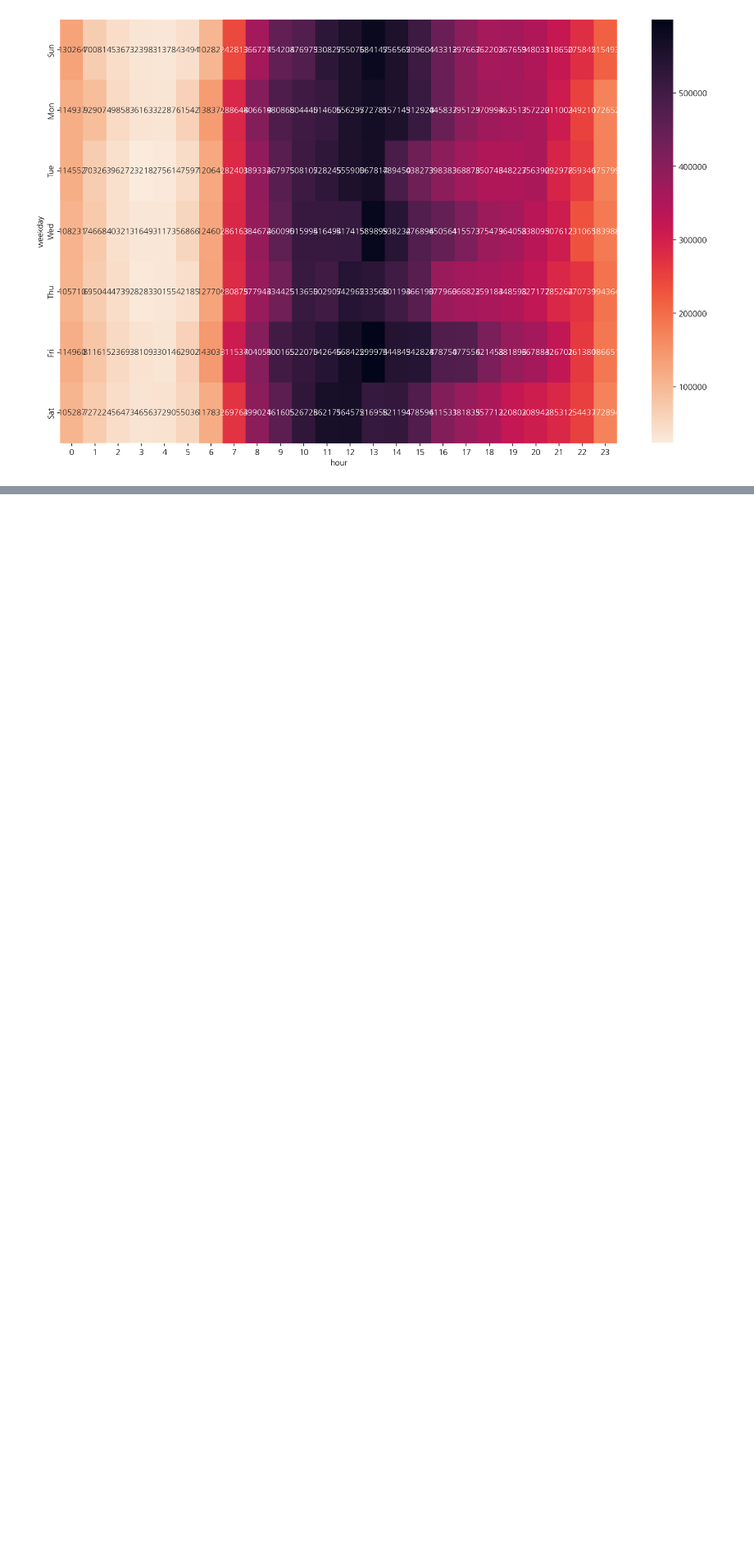
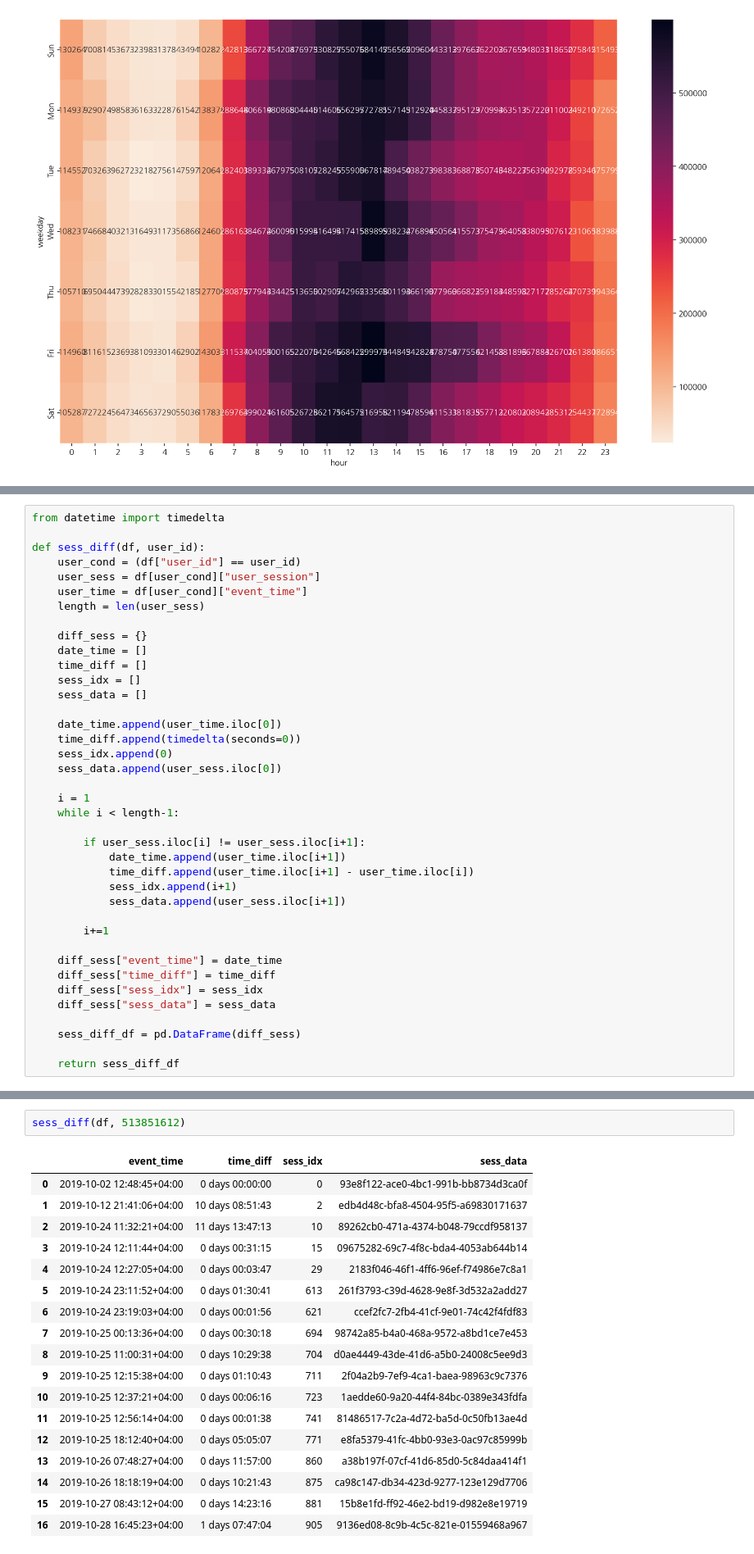
Before and after one commit to benidjor/ecommerce-behavior-data-analysis, a Jupyter notebook: tsj_data/2019_oct_eda.ipynb, the cells around one changed output, grey strips where cells are left out. Shown at 82% size. Saved outputs shown, nothing was run; the diff lists cells and outputs as text; blank space fills up the shorter version.

Commit message:
docs (ce-3) : user_id 별 세션, 세션 간격 최대 시간 표현하는 함수 생성

```diff
--- a/tsj_data/2019_oct_eda.ipynb
+++ b/tsj_data/2019_oct_eda.ipynb
@@ -961,0 +1080,39 @@ plt.show()
+# %%
+from datetime import timedelta
+
+def sess_diff(df, user_id):
+    user_cond = (df["user_id"] == user_id)
+    user_sess = df[user_cond]["user_session"]
+    user_time = df[user_cond]["event_time"]
+    length = len(user_sess)
+
+    diff_sess = {}
+    date_time = []
+    time_diff = []
+    sess_idx = []
+    sess_data = []
+
+    date_time.append(user_time.iloc[0])
+    time_diff.append(timedelta(seconds=0))
+    sess_idx.append(0)
+    sess_data.append(user_sess.iloc[0])
+
+    i = 1
+    while i < length-1:
+
+        if user_sess.iloc[i] != user_sess.iloc[i+1]:
+            date_time.append(user_time.iloc[i+1])
+            time_diff.append(user_time.iloc[i+1] - user_time.iloc[i])
+            sess_idx.append(i+1)
+            sess_data.append(user_sess.iloc[i+1])
+
+        i+=1
+
+    diff_sess["event_time"] = date_time
+    diff_sess["time_diff"] = time_diff
+    diff_sess["sess_idx"] = sess_idx
+    diff_sess["sess_data"] = sess_data
+
+    sess_diff_df = pd.DataFrame(diff_sess)
+
+    return sess_diff_df
@@ -961,0 +1140,21 @@ plt.show()
+# %%
+sess_diff(df, 513851612)
+# %% [output]
+|  | event_time | time_diff | sess_idx | sess_data |
+| 0 | 2019-10-02 12:48:45+04:00 | 0 days 00:00:00 | 0 | 93e8f122-ace0-4bc1-991b-bb8734d3ca0f |
+| 1 | 2019-10-12 21:41:06+04:00 | 10 days 08:51:43 | 2 | edb4d48c-bfa8-4504-95f5-a69830171637 |
+| 2 | 2019-10-24 11:32:21+04:00 | 11 days 13:47:13 | 10 | 89262cb0-471a-4374-b048-79ccdf958137 |
+| 3 | 2019-10-24 12:11:44+04:00 | 0 days 00:31:15 | 15 | 09675282-69c7-4f8c-bda4-4053ab644b14 |
+| 4 | 2019-10-24 12:27:05+04:00 | 0 days 00:03:47 | 29 | 2183f046-46f1-4ff6-96ef-f74986e7c8a1 |
+| 5 | 2019-10-24 23:11:52+04:00 | 0 days 01:30:41 | 613 | 261f3793-c39d-4628-9e8f-3d532a2add27 |
+| 6 | 2019-10-24 23:19:03+04:00 | 0 days 00:01:56 | 621 | ccef2fc7-2fb4-41cf-9e01-74c42f4fdf83 |
+| 7 | 2019-10-25 00:13:36+04:00 | 0 days 00:30:18 | 694 | 98742a85-b4a0-468a-9572-a8bd1ce7e453 |
+| 8 | 2019-10-25 11:00:31+04:00 | 0 days 10:29:38 | 704 | d0ae4449-43de-41d6-a5b0-24008c5ee9d3 |
+| 9 | 2019-10-25 12:15:38+04:00 | 0 days 01:10:43 | 711 | 2f04a2b9-7ef9-4ca1-baea-98963c9c7376 |
+| 10 | 2019-10-25 12:37:21+04:00 | 0 days 00:06:16 | 723 | 1aedde60-9a20-44f4-84bc-0389e343fdfa |
+| 11 | 2019-10-25 12:56:14+04:00 | 0 days 00:01:38 | 741 | 81486517-7c2a-4d72-ba5d-0c50fb13ae4d |
+| 12 | 2019-10-25 18:12:40+04:00 | 0 days 05:05:07 | 771 | e8fa5379-41fc-4bb0-93e3-0ac97c85999b |
+| 13 | 2019-10-26 07:48:27+04:00 | 0 days 11:57:00 | 860 | a38b197f-07cf-41d6-85d0-5c84daa414f1 |
+| 14 | 2019-10-26 18:18:19+04:00 | 0 days 10:21:43 | 875 | ca98c147-db34-423d-9277-123e129d7706 |
+| 15 | 2019-10-27 08:43:12+04:00 | 0 days 14:23:16 | 881 | 15b8e1fd-ff92-46e2-bd19-d982e8e19719 |
+| 16 | 2019-10-28 16:45:23+04:00 | 1 days 07:47:04 | 905 | 9136ed08-8c9b-4c5c-821e-01559468a967 |
```
Also changed, not shown: parts of 16 cells of this notebook.
